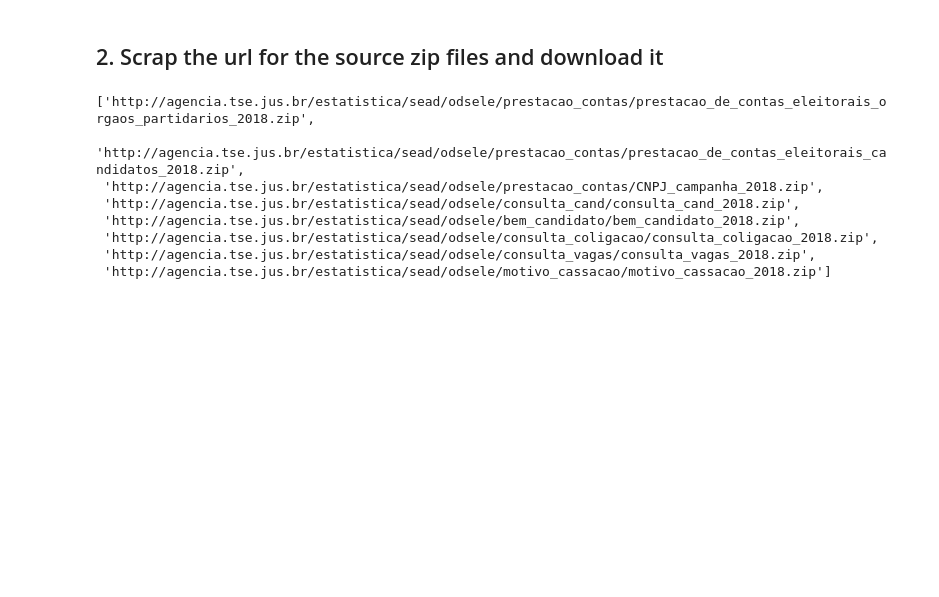
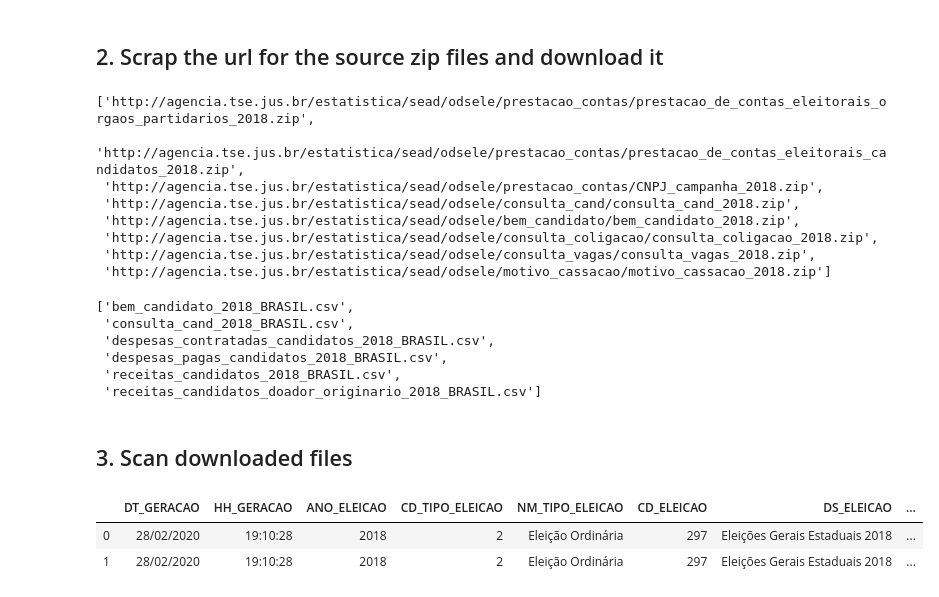
Before and after one commit to gguillaux/brazil_elections_2018, a Jupyter notebook: ETL.ipynb, the cells around one changed output. Drawn from its saved outputs; the diff is of its cells as text; code cells hidden in the pictures; blank space fills up the shorter version.

```diff
--- a/ETL.ipynb
+++ b/ETL.ipynb
@@ -48,0 +55,11 @@ for url in cand_urls:                            # start downloading each zip fi
+# %%
+os.listdir(zip_folder)
+# %% [output]
+['bem_candidato_2018_BRASIL.csv',
+ 'consulta_cand_2018_BRASIL.csv',
+ 'despesas_contratadas_candidatos_2018_BRASIL.csv',
+ 'despesas_pagas_candidatos_2018_BRASIL.csv',
+ 'receitas_candidatos_2018_BRASIL.csv',
+ 'receitas_candidatos_doador_originario_2018_BRASIL.csv']
+# %% [markdown]
+## 3. Scan downloaded files
@@ -48,0 +69,6 @@ for url in cand_urls:                            # start downloading each zip fi
+# %%
+dfa.head(2) # assets own by a candidate
+# %% [output]
+|  | DT_GERACAO | HH_GERACAO | ANO_ELEICAO | CD_TIPO_ELEICAO | NM_TIPO_ELEICAO | CD_ELEICAO | DS_ELEICAO | ... |
+| 0 | 28/02/2020 | 19:10:28 | 2018 | 2 | Eleição Ordinária | 297 | Eleições Gerais Estaduais 2018 | ... |
+| 1 | 28/02/2020 | 19:10:28 | 2018 | 2 | Eleição Ordinária | 297 | Eleições Gerais Estaduais 2018 | ... |
```
Also changed, not shown: parts of 11 cells of this notebook, 1 other file.
